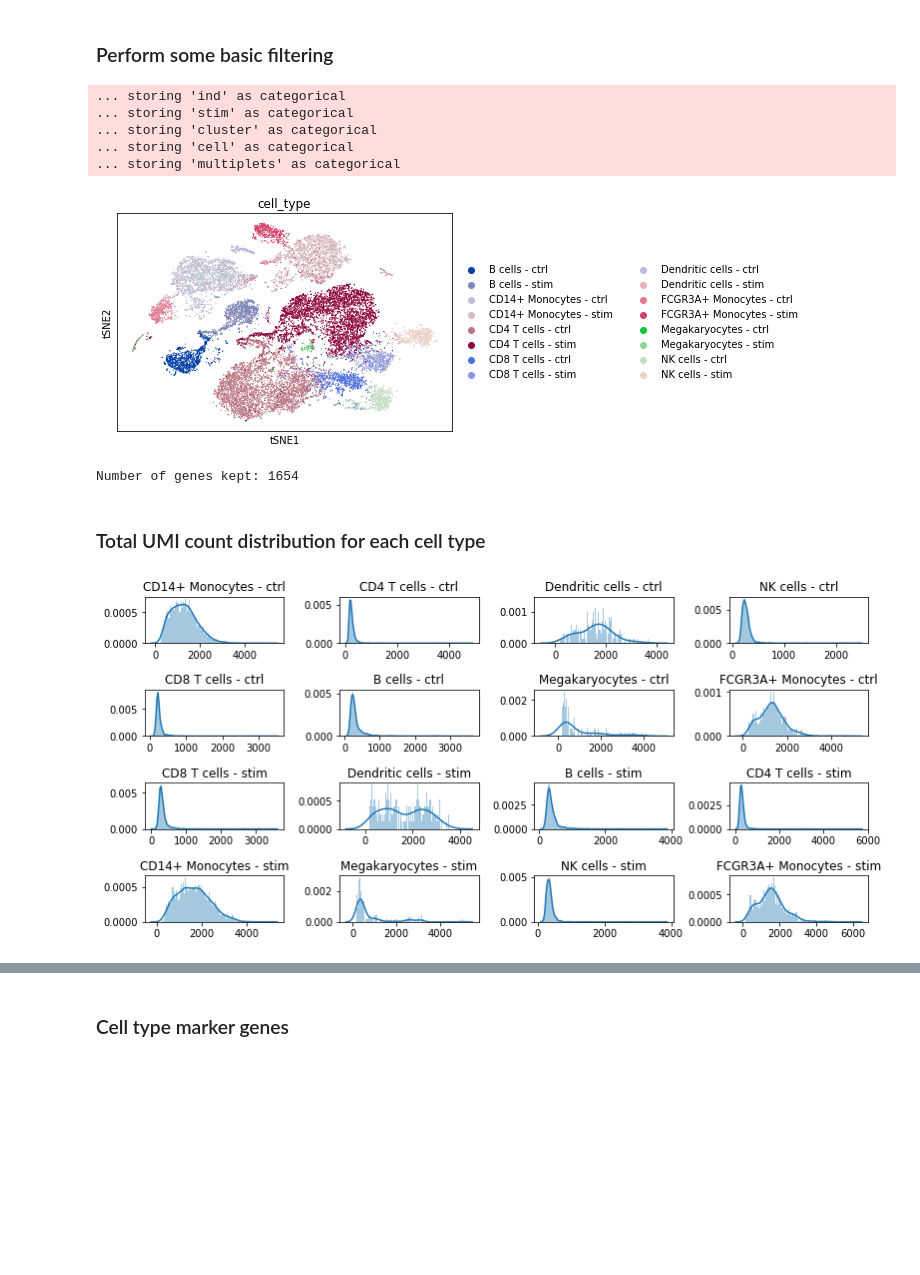
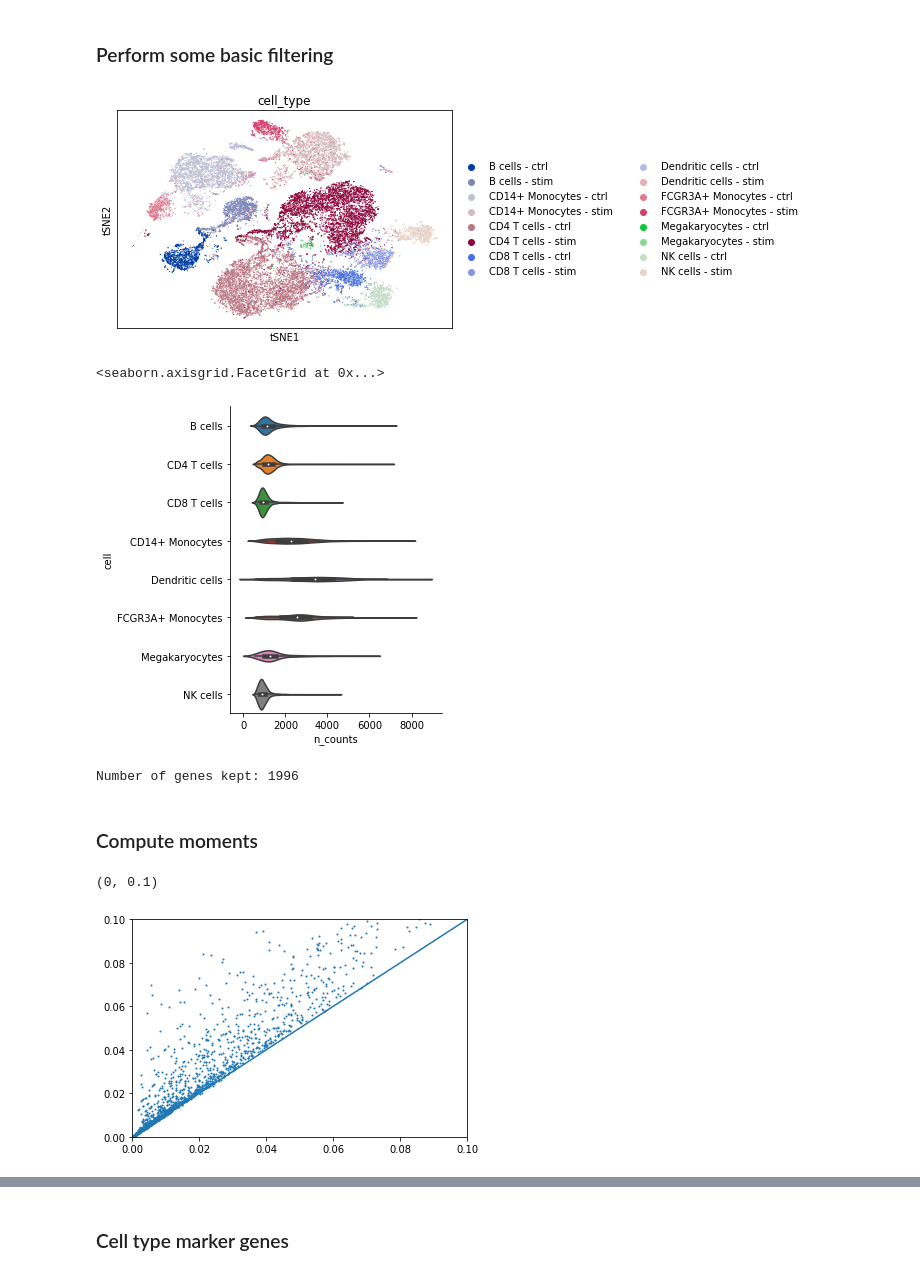
Before and after one commit to yelabucsf/scrna-parameter-estimation, a Jupyter notebook: examples/interferon_stimulation/interferon_stimulation_analysis.ipynb, the cells around one changed output, grey strips where cells are left out. Cells and saved outputs as stored; diff of their text form; code cells hidden in the pictures; blank space fills up the shorter version.

```diff
--- a/examples/interferon_stimulation/interferon_stimulation_analysis.ipynb
+++ b/examples/interferon_stimulation/interferon_stimulation_analysis.ipynb
@@ -74,17 +33,17 @@ sc.pp.filter_genes_dispersion(adata, min_mean=0.03, max_mean=100, min_disp=0.1)
+# %%
+adata = sc.read(data_path + 'interferon.raw.h5ad')
 # %%
 adata.obs['cell_type'] = (adata.obs['cell'].astype(str) + ' - ' + adata.obs['stim'].astype(str)).astype('category')
 # %%
 sc.pl.tsne(adata, color='cell_type')
 # %% [output]
-... storing 'ind' as categorical
-... storing 'stim' as categorical
-... storing 'cluster' as categorical
-... storing 'cell' as categorical
-... storing 'multiplets' as categorical
 [figure]
+# %%
+sns.catplot(x='n_counts', y='cell', data=adata.obs, kind='violin')
+# %% [output]
+<seaborn.axisgrid.FacetGrid at 0x...>
+[figure, added]
 # %%
 print('Number of genes kept:', adata.shape[1])
 # %% [output]
-Number of genes kept: 1654
+Number of genes kept: 1996
-# %% [markdown]
-### Total UMI count distribution for each cell type
@@ -95,15 +50,2 @@ for cell_type in adata.obs.cell_type.drop_duplicates().values:
-# %%
-plt.figure(figsize=(13, 6))
-plt.subplots_adjust(hspace=1, wspace=0.4)
-idx = 1
-for cell_type, total_umi_dist in total_umi_content.items():
-
-    plt.subplot(4, 4, idx)
-    sns.distplot(total_umi_dist, bins=100)
-    plt.title(cell_type)
-    idx +=1
-# plt.subplot(4, 4, idx)
-# sns.distplot(adata.X.sum(axis=1), bins=100);
-# plt.title('All cells')
-# %% [output]
-[figure, removed]
+# %% [markdown]
+### Compute moments
@@ -109,0 +64,13 @@ for cell_type, total_umi_dist in total_umi_content.items():
+# %%
+plt.scatter(
+    estimator.observed_moments['CD4 T cells']['first'],
+    estimator.observed_moments['CD4 T cells']['second'] - estimator.observed_moments['CD4 T cells']['first']**2,
+    s=1,
+)
+plt.plot([0, 1], [0, 1])
+
+plt.ylim(0, 0.1)
+plt.xlim(0, 0.1)
+# %% [output]
+(0, 0.1)
+[figure, added]
```
Also changed, not shown: parts of 56 cells of this notebook, 3 other files.
